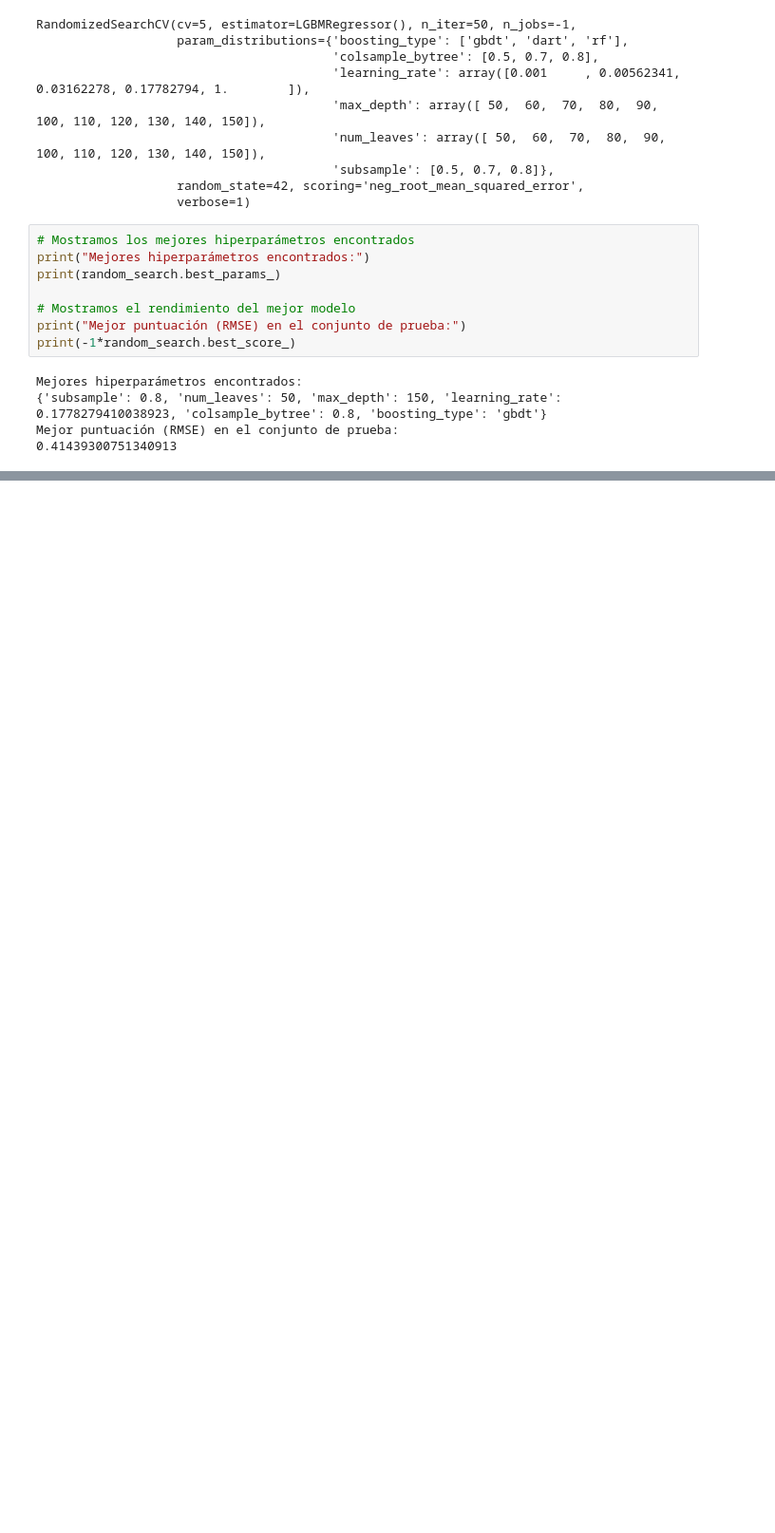
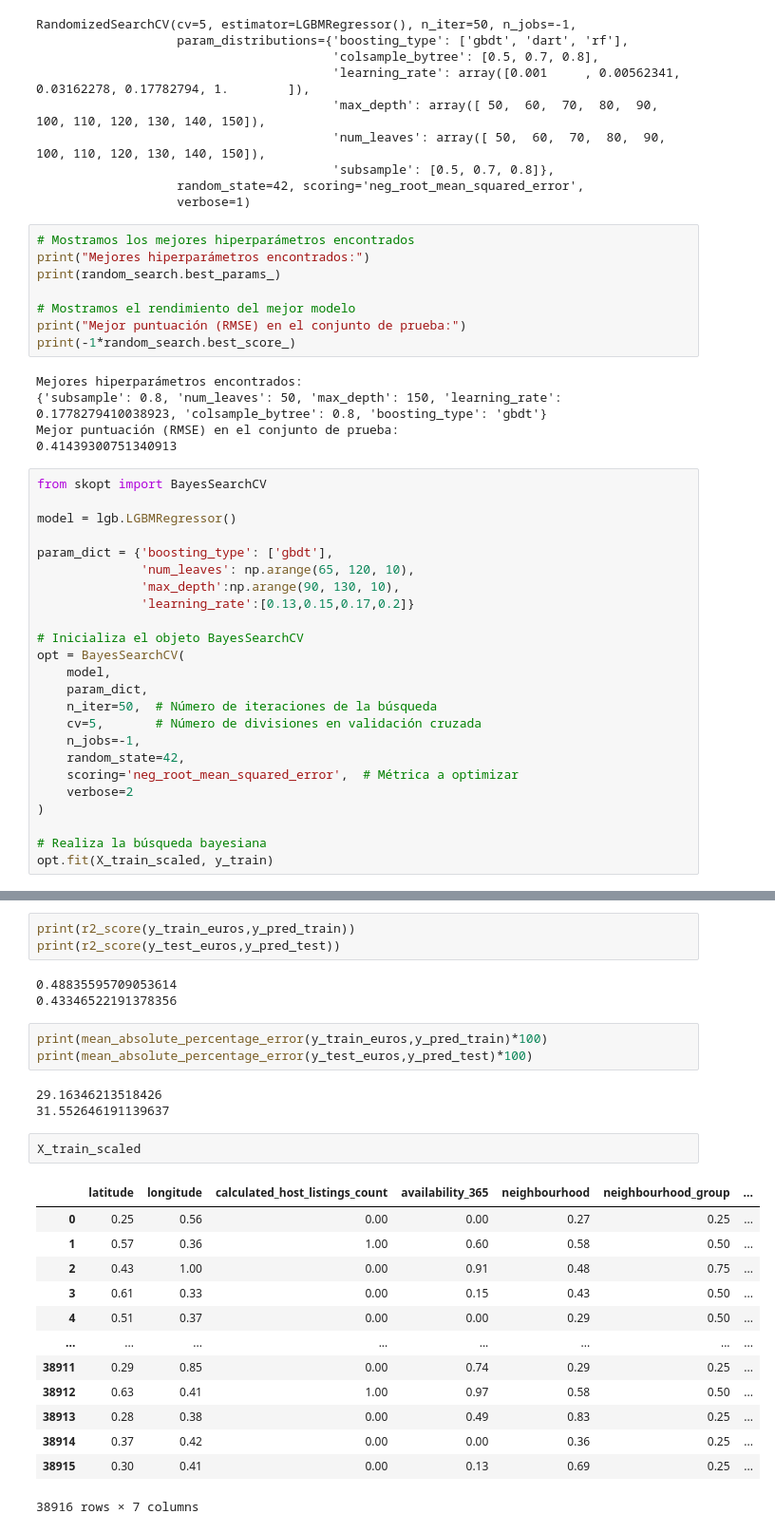
Before and after one commit to patriciamv97/machine-learning-python-template, a Jupyter notebook: src/explore.ipynb, the cells around one changed output, grey strips where cells are left out. Shown at 95% size. Cells and saved outputs as stored; diff of their text form; blank space fills up the shorter version.

```diff
--- a/src/explore.ipynb
+++ b/src/explore.ipynb
@@ -899,3 +924,27 @@ Mejores hiperparámetros encontrados:
 {'subsample': 0.8, 'num_leaves': 50, 'max_depth': 150, 'learning_rate': 0.1778279410038923, 'colsample_bytree': 0.8, 'boosting_type': 'gbdt'}
 Mejor puntuación (RMSE) en el conjunto de prueba:
 0.41439300751340913
+# %%
+from skopt import BayesSearchCV
+
+model = lgb.LGBMRegressor()
+
+param_dict = {'boosting_type': ['gbdt'],
+              'num_leaves': np.arange(65, 120, 10),
+              'max_depth':np.arange(90, 130, 10),
+              'learning_rate':[0.13,0.15,0.17,0.2]}
+
+# Inicializa el objeto BayesSearchCV
+opt = BayesSearchCV(
+    model,
+    param_dict,
+    n_iter=50,  # Número de iteraciones de la búsqueda
+    cv=5,       # Número de divisiones en validación cruzada
+    n_jobs=-1,
+    random_state=42,
+    scoring='neg_root_mean_squared_error',  # Métrica a optimizar
+    verbose=2
+)
+
+# Realiza la búsqueda bayesiana
+opt.fit(X_train_scaled, y_train)
@@ -901,0 +1065,28 @@ Mejor puntuación (RMSE) en el conjunto de prueba:
+# %%
+print(r2_score(y_train_euros,y_pred_train))
+print(r2_score(y_test_euros,y_pred_test))
+# %% [output]
+0.48835595709053614
+0.43346522191378356
+# %%
+print(mean_absolute_percentage_error(y_train_euros,y_pred_train)*100)
+print(mean_absolute_percentage_error(y_test_euros,y_pred_test)*100)
+# %% [output]
+29.16346213518426
+31.552646191139637
+# %%
+X_train_scaled
+# %% [output]
+|  | latitude | longitude | calculated_host_listings_count | availability_365 | neighbourhood | neighbourhood_group | ... |
+| 0 | 0.25 | 0.56 | 0.00 | 0.00 | 0.27 | 0.25 | ... |
+| 1 | 0.57 | 0.36 | 1.00 | 0.60 | 0.58 | 0.50 | ... |
+| 2 | 0.43 | 1.00 | 0.00 | 0.91 | 0.48 | 0.75 | ... |
+| 3 | 0.61 | 0.33 | 0.00 | 0.15 | 0.43 | 0.50 | ... |
+| 4 | 0.51 | 0.37 | 0.00 | 0.00 | 0.29 | 0.50 | ... |
+| ... | ... | ... | ... | ... | ... | ... | ... |
+| 38911 | 0.29 | 0.85 | 0.00 | 0.74 | 0.29 | 0.25 | ... |
+| 38912 | 0.63 | 0.41 | 1.00 | 0.97 | 0.58 | 0.50 | ... |
+| 38913 | 0.28 | 0.38 | 0.00 | 0.49 | 0.83 | 0.25 | ... |
+| 38914 | 0.37 | 0.42 | 0.00 | 0.00 | 0.36 | 0.25 | ... |
+| 38915 | 0.30 | 0.41 | 0.00 | 0.13 | 0.69 | 0.25 | ... |
+38916 rows × 7 columns
```
Also changed, not shown: parts of 31 cells of this notebook, 1 other file.
